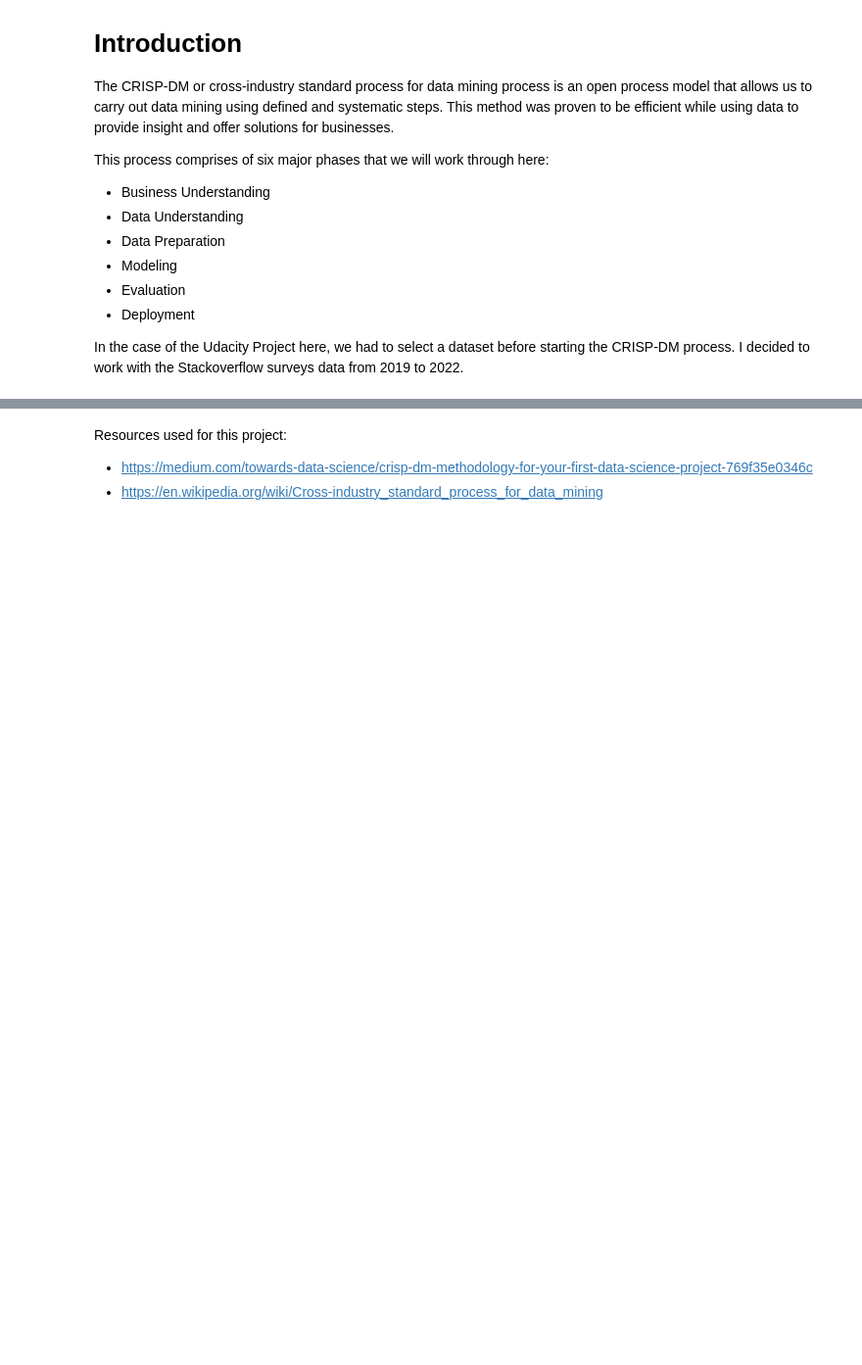
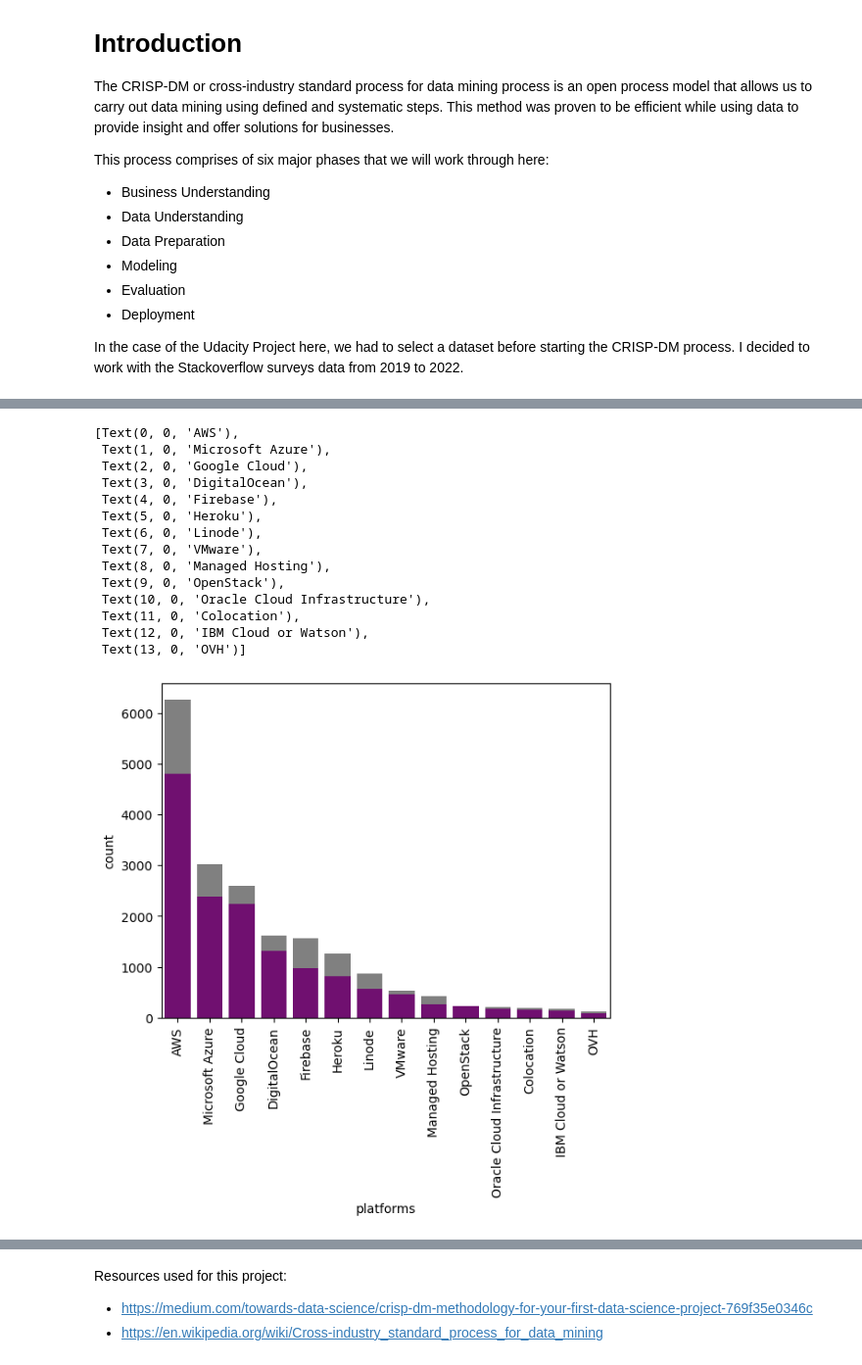
Before and after one commit to thecochenille/stackoverflow_survey2019to2022, a Jupyter notebook: Stackoverflow2019-2022Analysis.ipynb, the cells around one changed output, grey strips where cells are left out. Shown at 98% size. Cells and saved outputs as stored; diff of their text form; code cells hidden in the pictures; blank space fills up the shorter version.

```diff
--- a/Stackoverflow2019-2022Analysis.ipynb
+++ b/Stackoverflow2019-2022Analysis.ipynb
@@ -16,0 +277,33 @@ In the case of the Udacity Project here, we had to select a dataset before start
+# %%
+# putting plots next to each other
+chart=sns.countplot(
+    data=df2022_US_explode_currentplatforms,
+    x='platforms',
+    order=df2022_US_explode_currentplatforms['platforms'].value_counts().index,
+    color='grey'
+)
+#chart1.set_xticklabels(chart.get_xticklabels(), rotation=90)
+
+chart=sns.countplot(
+    data=df2022_US_explode_wantplatforms,
+    x='platforms',
+    order=df2022_US_explode_wantplatforms['platforms'].value_counts().index,
+    color='purple'
+)
+chart.set_xticklabels(chart.get_xticklabels(), rotation=90)
+# %% [output]
+[Text(0, 0, 'AWS'),
+ Text(1, 0, 'Microsoft Azure'),
+ Text(2, 0, 'Google Cloud'),
+ Text(3, 0, 'DigitalOcean'),
+ Text(4, 0, 'Firebase'),
+ Text(5, 0, 'Heroku'),
+ Text(6, 0, 'Linode'),
+ Text(7, 0, 'VMware'),
+ Text(8, 0, 'Managed Hosting'),
+ Text(9, 0, 'OpenStack'),
+ Text(10, 0, 'Oracle Cloud Infrastructure'),
+ Text(11, 0, 'Colocation'),
+ Text(12, 0, 'IBM Cloud or Watson'),
+ Text(13, 0, 'OVH')]
+[figure, added]
```
Also changed, not shown: parts of 111 cells of this notebook.
